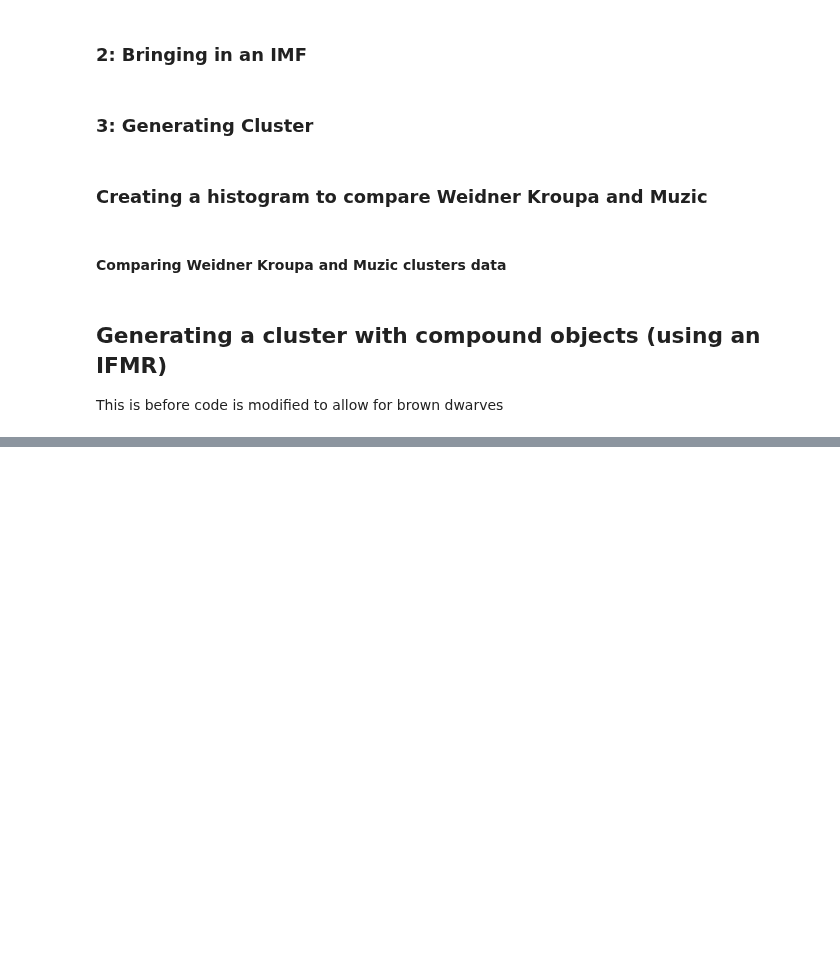
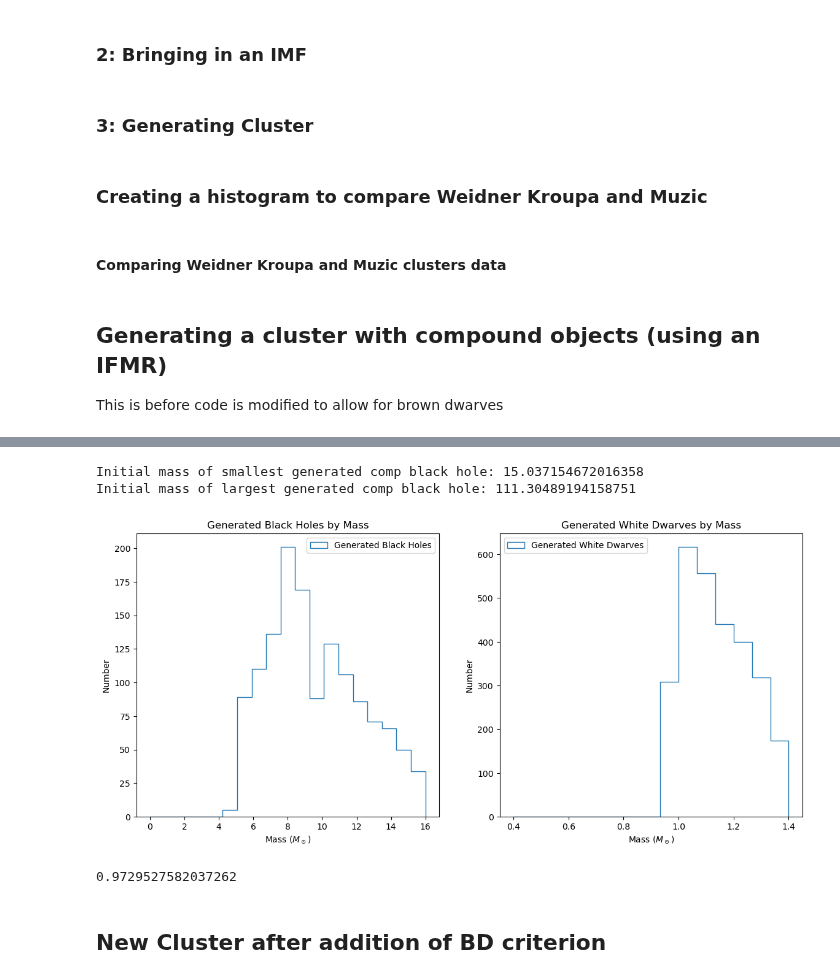
Before and after one commit to astropy/SPISEA, a Jupyter notebook: changes/Test_BD_Cluster.ipynb, the cells around one changed output, grey strips where cells are left out. Saved outputs shown, nothing was run; the diff lists cells and outputs as text; code cells hidden in the pictures; blank space fills up the shorter version.

```diff
--- a/changes/Test_BD_Cluster.ipynb
+++ b/changes/Test_BD_Cluster.ipynb
@@ -338,0 +345,37 @@ Initial mass of largest generated black hole: 119.60497046926774
+# %%
+print("Initial mass of smallest generated comp black hole: " + str(np.min(k_comp[c_bh]['mass'])))
+print("Initial mass of largest generated comp black hole: " + str(np.max(k_comp[c_bh]['mass'])))
+# %% [output]
+Initial mass of smallest generated comp black hole: 15.037154672016358
+Initial mass of largest generated comp black hole: 111.30489194158751
+# %%
+# Plot on histograms
+bh_bins = np.linspace(0.01, 16, 20)
+wd_bins = np.linspace(0.4, 1.4, 16)
+
+plt.figure(figsize=(14,6))
+plt.subplot(1, 2, 1)
+plt.hist(k_comp[c_bh]['mass_current'], histtype = 'step',
+        bins = bh_bins, label = 'Generated Black Holes')
+plt.title("Generated Black Holes by Mass")
+plt.xlabel('Mass ($M_\odot$)')
+plt.ylabel('Number')
+plt.legend()
+
+plt.subplot(1, 2, 2)
+plt.hist(k_comp[c_wd]['mass_current'], histtype = 'step',
+        bins = wd_bins, label = 'Generated White Dwarves')
+plt.title("Generated White Dwarves by Mass")
+plt.xlabel('Mass ($M_\odot$)')
+plt.ylabel('Number')
+plt.legend()
+
+plt.show()
+# %% [output]
+[figure, added]
+# %%
+print(np.min(k_comp[c_wd]['mass_current']))
+# %% [output]
+0.9729527582037262
+# %% [markdown]
+## New Cluster after addition of BD criterion
```
Also changed, not shown: parts of 12 cells of this notebook, 1 other file.
